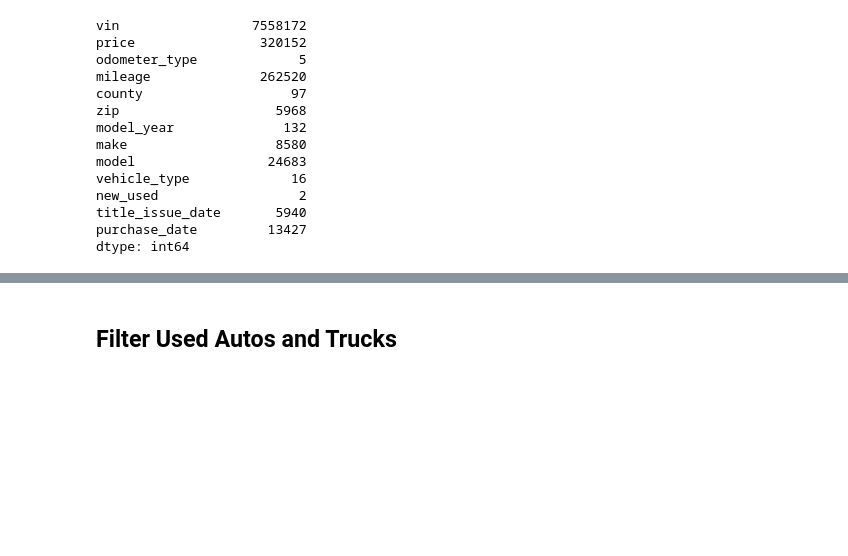
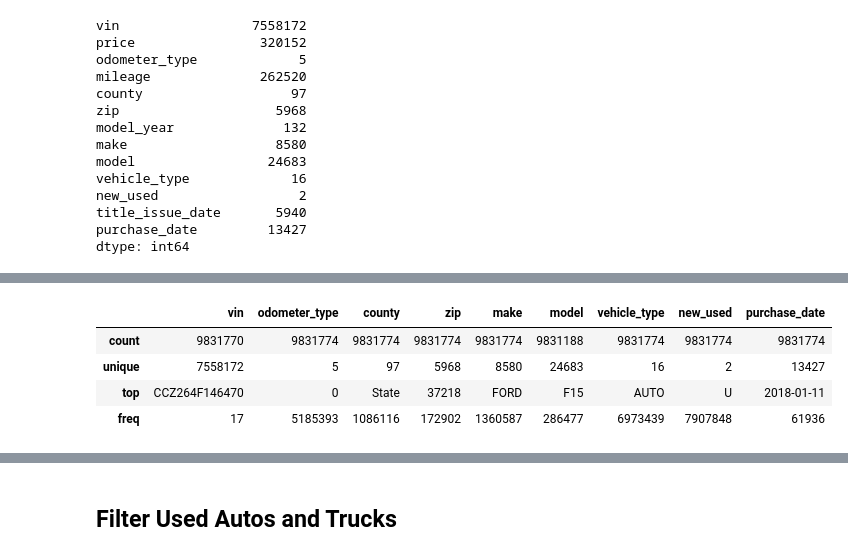
Before and after one commit to sheacon/used_car_pricing, a Jupyter notebook: 0_eda_tn_dmv.ipynb, the cells around one changed output, grey strips where cells are left out. Drawn from its saved outputs; the diff is of its cells as text; code cells hidden in the pictures; blank space fills up the shorter version.

```diff
--- a/0_eda_tn_dmv.ipynb
+++ b/0_eda_tn_dmv.ipynb
@@ -135,0 +141,9 @@ df.sample(5).T
+# %%
+# non-numeric
+df.describe(include = ['object','category'])
+# %% [output]
+|  | vin | odometer_type | county | zip | make | model | vehicle_type | new_used | purchase_date |
+| count | 9831770 | 9831774 | 9831774 | 9831774 | 9831774 | 9831188 | 9831774 | 9831774 | 9831774 |
+| unique | 7558172 | 5 | 97 | 5968 | 8580 | 24683 | 16 | 2 | 13427 |
+| top | CCZ264F146470 | 0 | State | 37218 | FORD | F15 | AUTO | U | 2018-01-11 |
+| freq | 17 | 5185393 | 1086116 | 172902 | 1360587 | 286477 | 6973439 | 7907848 | 61936 |
```
Also changed, not shown: parts of 11 cells of this notebook.
